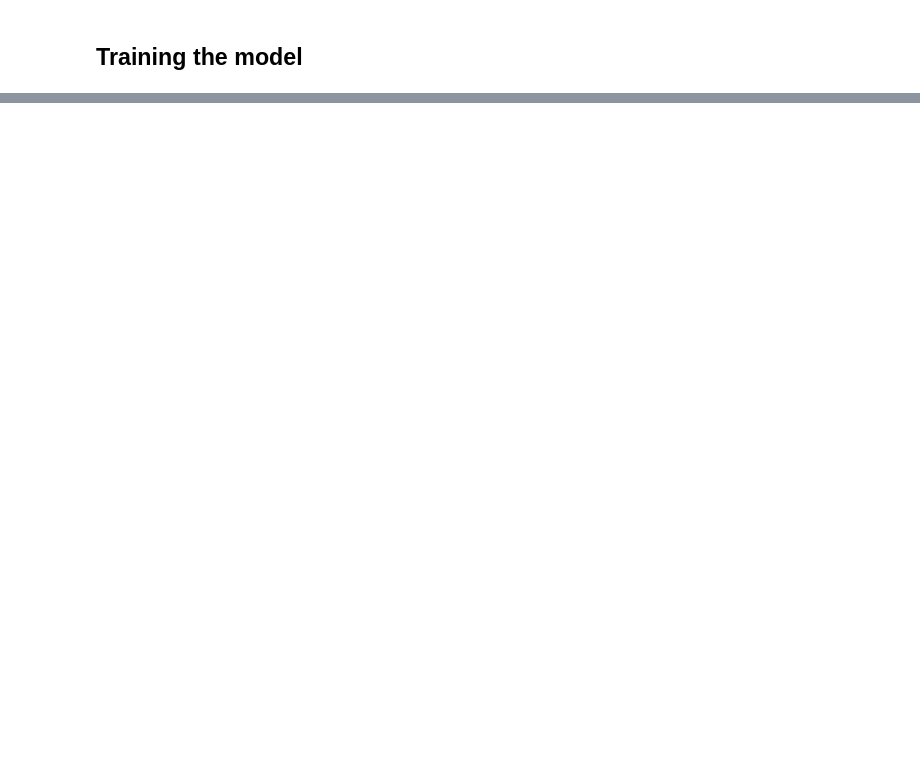
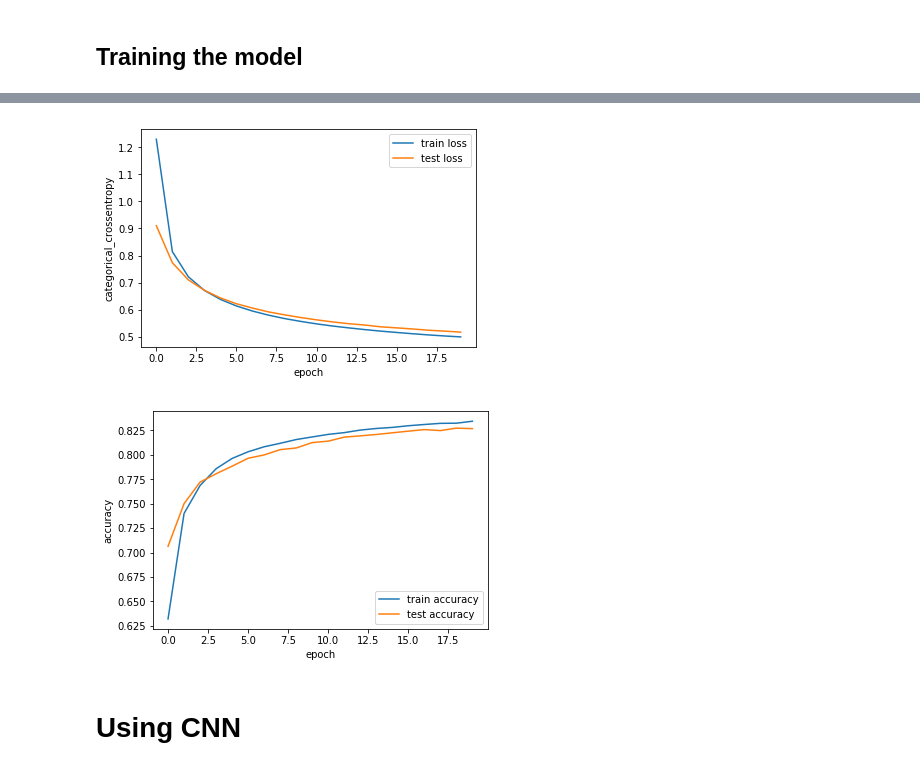
Before and after one commit to calispac/advanced-computing-2018, a Jupyter notebook: material/lecture-03/exercise.ipynb, the cells around one changed output, grey strips where cells are left out. Saved outputs shown, nothing was run; the diff lists cells and outputs as text; code cells hidden in the pictures; blank space fills up the shorter version.

```diff
--- a/material/lecture-03/exercise.ipynb
+++ b/material/lecture-03/exercise.ipynb
@@ -401,0 +426,7 @@ ValueError: Error when checking target: expected activation_24 to have shape (10
+# %%
+plot_history(history)
+# %% [output]
+[figure, added]
+[figure, added]
+# %% [markdown]
+# Using CNN
```
Also changed, not shown: parts of 17 cells of this notebook.
